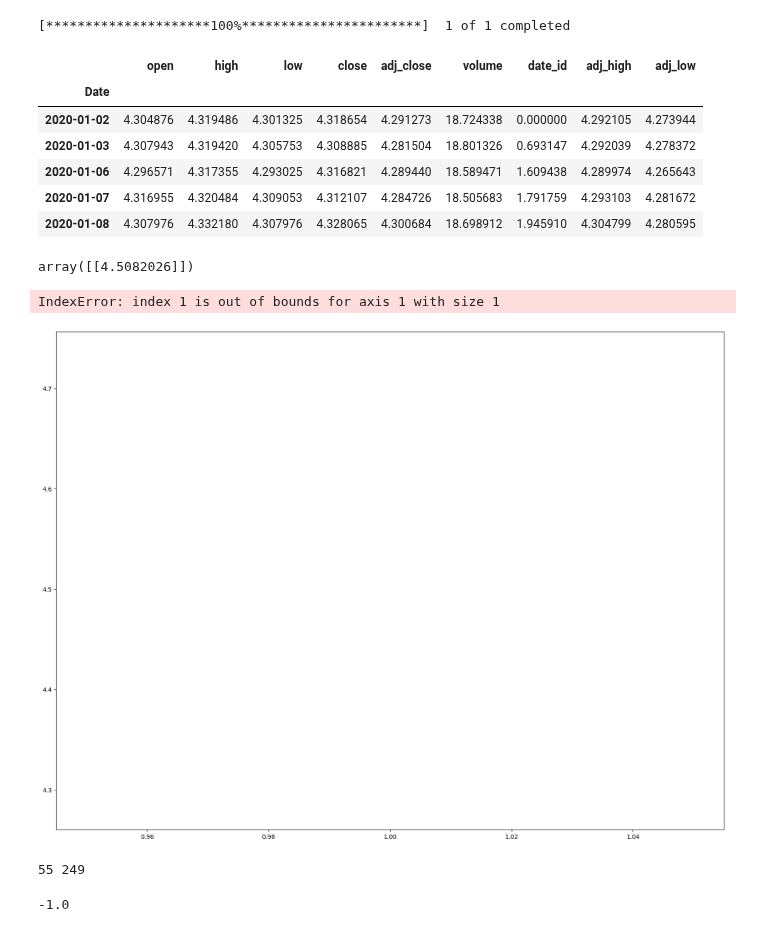
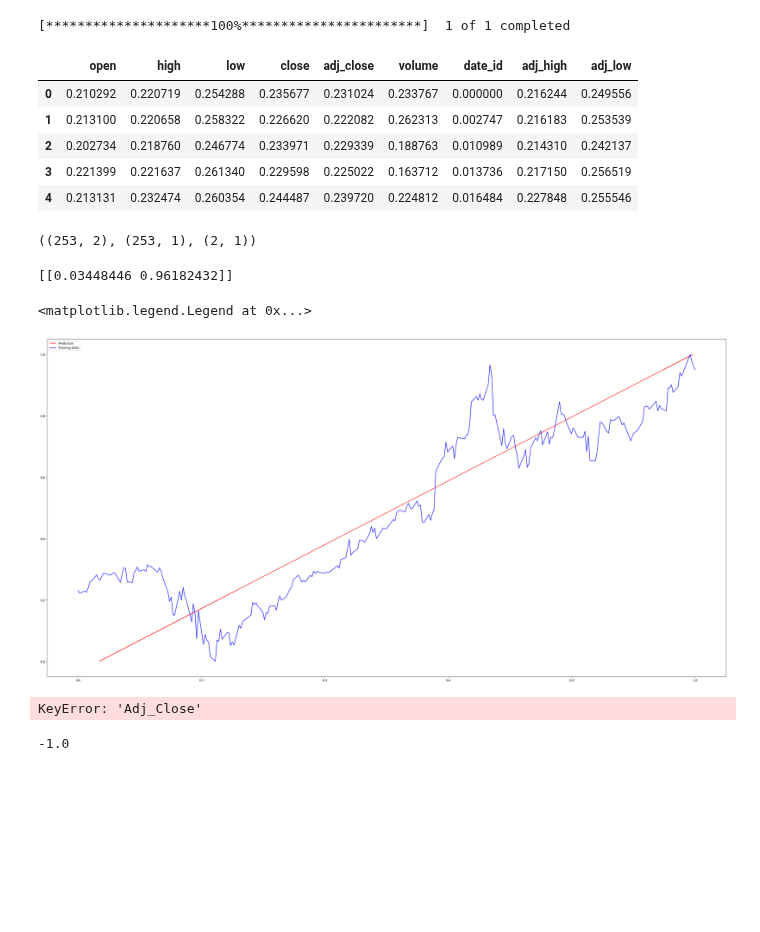
Before and after one commit to tcarlucc/machine-learning-final, a Jupyter notebook: linear_regression_calculator.ipynb, the cells around one changed output. Drawn from its saved outputs; the diff is of its cells as text; code cells hidden in the pictures; blank space fills up the shorter version.

Commit message:
Added min max scaling to data using sklearn module

```diff
--- a/linear_regression_calculator.ipynb
+++ b/linear_regression_calculator.ipynb
@@ -10,6 +11,8 @@ from sklearn.metrics import mean_squared_error, r2_score
 # %%
 # Use y_finance to get desired stock.
 aapl = yf.download('AAPL', start="2020-01-01", end="2021-01-01")
+
+std_scaler = MinMaxScaler()
 
 # Calculate how many dates are in the file and add a column
 aapl['Date_Id'] = (aapl.index.date - aapl.index.date.min()).astype('timedelta64[D]')
@@ -20,20 +23,20 @@ aapl.rename(columns={'Adj Close': 'Adj_Close'}, inplace=True)
 aapl['Adj_High'] = aapl['Adj_Close'] * aapl['High'] / aapl['Close']
 aapl['Adj_Low'] = aapl['Adj_Close'] * aapl['Low'] / aapl['Close']
 aapl.columns = [x.lower() for x in aapl.columns]
-aapl = np.log(aapl)
-aapl.head()
+data = std_scaler.fit_transform(aapl.to_numpy())
+data = pd.DataFrame(data, columns=aapl.columns)
+data.head()
 # %% [output]
 [*********************100%***********************]  1 of 1 completed
 |  | open | high | low | close | adj_close | volume | date_id | adj_high | adj_low |
-| Date |  |  |  |  |  |  |  |  |  |
-| 2020-01-02 | 4.304876 | 4.319486 | 4.301325 | 4.318654 | 4.291273 | 18.724338 | 0.000000 | 4.292105 | 4.273944 |
-| 2020-01-03 | 4.307943 | 4.319420 | 4.305753 | 4.308885 | 4.281504 | 18.801326 | 0.693147 | 4.292039 | 4.278372 |
-| 2020-01-06 | 4.296571 | 4.317355 | 4.293025 | 4.316821 | 4.289440 | 18.589471 | 1.609438 | 4.289974 | 4.265643 |
-| 2020-01-07 | 4.316955 | 4.320484 | 4.309053 | 4.312107 | 4.284726 | 18.505683 | 1.791759 | 4.293103 | 4.281672 |
-| 2020-01-08 | 4.307976 | 4.332180 | 4.307976 | 4.328065 | 4.300684 | 18.698912 | 1.945910 | 4.304799 | 4.280595 |
+| 0 | 0.210292 | 0.220719 | 0.254288 | 0.235677 | 0.231024 | 0.233767 | 0.000000 | 0.216244 | 0.249556 |
+| 1 | 0.213100 | 0.220658 | 0.258322 | 0.226620 | 0.222082 | 0.262313 | 0.002747 | 0.216183 | 0.253539 |
+| 2 | 0.202734 | 0.218760 | 0.246774 | 0.233971 | 0.229339 | 0.188763 | 0.010989 | 0.214310 | 0.242137 |
+| 3 | 0.221399 | 0.221637 | 0.261340 | 0.229598 | 0.225022 | 0.163712 | 0.013736 | 0.217150 | 0.256519 |
+| 4 | 0.213131 | 0.232474 | 0.260354 | 0.244487 | 0.239720 | 0.224812 | 0.016484 | 0.227848 | 0.255546 |
 # %%
 # Create a linear model from the close and date
-data = aapl.filter(['date_Id','adj_close'], axis=1)
+data = data.filter(['date_id','adj_close'], axis=1)
 data.insert(0, 'ones', 1)
 cols = data.shape[1]
 X = data.iloc[:,0:cols-1] # iloc slicing function
@@ -41,23 +44,28 @@ X = np.asarray(X.values)
 Y = data.iloc[:,cols-1:cols]
 Y = np.asarray(Y.values)
 theta = np.asarray([np.array([0,0])]).T
-model = linear_model.LinearRegression(fit_intercept = False)
-model.fit(X, Y)
-model.coef_ # get theta coefficients (model params)
-# %% [output]
-array([[4.5082026]])
+# %%
+X.shape, Y.shape, theta.shape
+# %% [output]
+((253, 2), (253, 1), (2, 1))
+# %%
+model = linear_model.LinearRegression(fit_intercept = False)
+model.fit(X, Y)
+print(model.coef_) # get theta coefficients (model params)
+# %% [output]
+[[0.03448446 0.96182432]]
 # %%
 # Graph the model
 x = np.array(np.ravel(X[:, -1]))
 lobf = model.predict(X).flatten()
 
-fig, ax = plt.subplots(figsize=(20,15))
-ax.plot(x, lobf, color = "red", label='Prediction')
-ax.plot(X[:, 1], Y, color = "blue", label='Traning Data')
+fig, ax = plt.subplots(figsize=(40,20))
+ax.plot(lobf, x, color = "red", label='Prediction')
+ax.plot(Y, X[:, 1], color = "blue", label='Training Data')
 ax.legend(loc=2)
 # %% [output]
-IndexError: index 1 is out of bounds for axis 1 with size 1
+<matplotlib.legend.Legend at 0x...>
-[figure, old version]
+[figure, new version]
 # %%
 # Calculate points along the line of best fit
 data_points = np.asarray(data['Adj_Close'])
@@ -68,7 +76,7 @@ upper_pivot = (data_points - lobf).argmax()
 lower_pivot = (data_points - lobf).argmin()
 print(upper_pivot, lower_pivot)
 # %% [output]
-55 249
+KeyError: 'Adj_Close'
 # %%
 # Function to be optimized by gradient descent
 # Reference: https://github.com/neurotrader888/TrendLineAutomation/blob/main/trendline_automation.py
```
Also changed, not shown: parts of 1 cell of this notebook.
